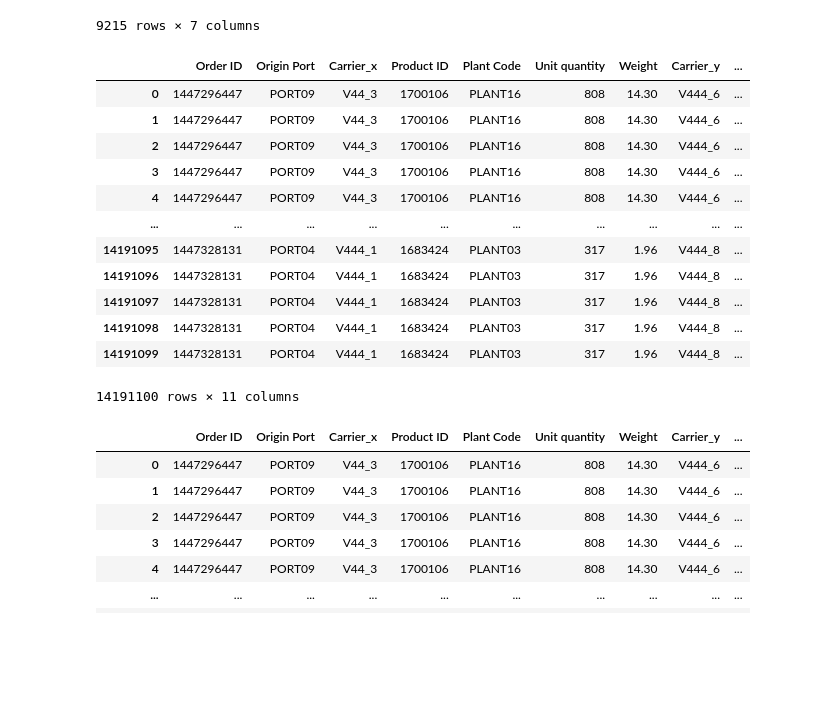
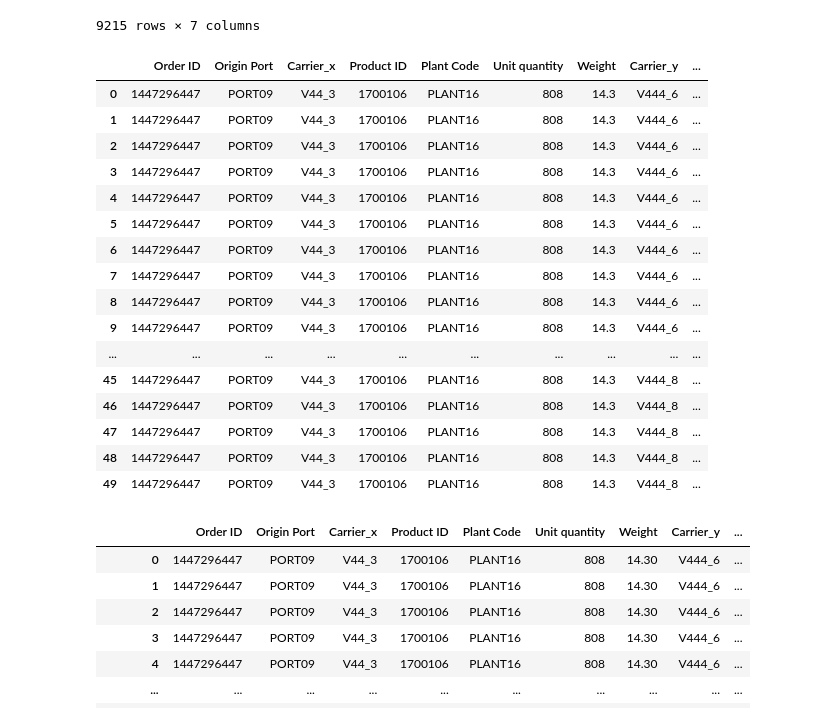
Before and after one commit to matjco/shipping_logistics_project, a Jupyter notebook: Shipping project.ipynb, the cells around one changed output. Saved outputs shown, nothing was run; the diff lists cells and outputs as text; code cells hidden in the pictures; blank space fills up the shorter version.

```diff
--- a/Shipping project.ipynb
+++ b/Shipping project.ipynb
@@ -134,21 +181,25 @@ order_list_freight_rates = order_list_freight_rates.drop('WH', axis = 1)
 # %%
 #order_list_freight_rates = order_list_freight_rates.dropna()
 # %%
-order_list_freight_rates
+order_list_freight_rates.head(50)
 # %% [output]
 |  | Order ID | Origin Port | Carrier_x | Product ID | Plant Code | Unit quantity | Weight | Carrier_y | ... |
-| 0 | 1447296447 | PORT09 | V44_3 | 1700106 | PLANT16 | 808 | 14.30 | V444_6 | ... |
-| 1 | 1447296447 | PORT09 | V44_3 | 1700106 | PLANT16 | 808 | 14.30 | V444_6 | ... |
-| 2 | 1447296447 | PORT09 | V44_3 | 1700106 | PLANT16 | 808 | 14.30 | V444_6 | ... |
-| 3 | 1447296447 | PORT09 | V44_3 | 1700106 | PLANT16 | 808 | 14.30 | V444_6 | ... |
-| 4 | 1447296447 | PORT09 | V44_3 | 1700106 | PLANT16 | 808 | 14.30 | V444_6 | ... |
+| 0 | 1447296447 | PORT09 | V44_3 | 1700106 | PLANT16 | 808 | 14.3 | V444_6 | ... |
+| 1 | 1447296447 | PORT09 | V44_3 | 1700106 | PLANT16 | 808 | 14.3 | V444_6 | ... |
+| 2 | 1447296447 | PORT09 | V44_3 | 1700106 | PLANT16 | 808 | 14.3 | V444_6 | ... |
+| 3 | 1447296447 | PORT09 | V44_3 | 1700106 | PLANT16 | 808 | 14.3 | V444_6 | ... |
+| 4 | 1447296447 | PORT09 | V44_3 | 1700106 | PLANT16 | 808 | 14.3 | V444_6 | ... |
+| 5 | 1447296447 | PORT09 | V44_3 | 1700106 | PLANT16 | 808 | 14.3 | V444_6 | ... |
+| 6 | 1447296447 | PORT09 | V44_3 | 1700106 | PLANT16 | 808 | 14.3 | V444_6 | ... |
+| 7 | 1447296447 | PORT09 | V44_3 | 1700106 | PLANT16 | 808 | 14.3 | V444_6 | ... |
+| 8 | 1447296447 | PORT09 | V44_3 | 1700106 | PLANT16 | 808 | 14.3 | V444_6 | ... |
+| 9 | 1447296447 | PORT09 | V44_3 | 1700106 | PLANT16 | 808 | 14.3 | V444_6 | ... |
 | ... | ... | ... | ... | ... | ... | ... | ... | ... | ... |
-| 14191095 | 1447328131 | PORT04 | V444_1 | 1683424 | PLANT03 | 317 | 1.96 | V444_8 | ... |
-| 14191096 | 1447328131 | PORT04 | V444_1 | 1683424 | PLANT03 | 317 | 1.96 | V444_8 | ... |
-| 14191097 | 1447328131 | PORT04 | V444_1 | 1683424 | PLANT03 | 317 | 1.96 | V444_8 | ... |
-| 14191098 | 1447328131 | PORT04 | V444_1 | 1683424 | PLANT03 | 317 | 1.96 | V444_8 | ... |
-| 14191099 | 1447328131 | PORT04 | V444_1 | 1683424 | PLANT03 | 317 | 1.96 | V444_8 | ... |
+| 45 | 1447296447 | PORT09 | V44_3 | 1700106 | PLANT16 | 808 | 14.3 | V444_8 | ... |
+| 46 | 1447296447 | PORT09 | V44_3 | 1700106 | PLANT16 | 808 | 14.3 | V444_8 | ... |
+| 47 | 1447296447 | PORT09 | V44_3 | 1700106 | PLANT16 | 808 | 14.3 | V444_8 | ... |
+| 48 | 1447296447 | PORT09 | V44_3 | 1700106 | PLANT16 | 808 | 14.3 | V444_8 | ... |
+| 49 | 1447296447 | PORT09 | V44_3 | 1700106 | PLANT16 | 808 | 14.3 | V444_8 | ... |
-14191100 rows × 11 columns
 # %%
 order_list_freight_rates['Total Freight Cost'] = order_list_freight_rates['Unit quantity'] * order_list_freight_rates['rate']
 order_list_freight_rates['Total Warehouse Cost'] = order_list_freight_rates['Unit quantity'] * order_list_freight_rates['Cost/unit']
```
Also changed, not shown: parts of 29 cells of this notebook.
